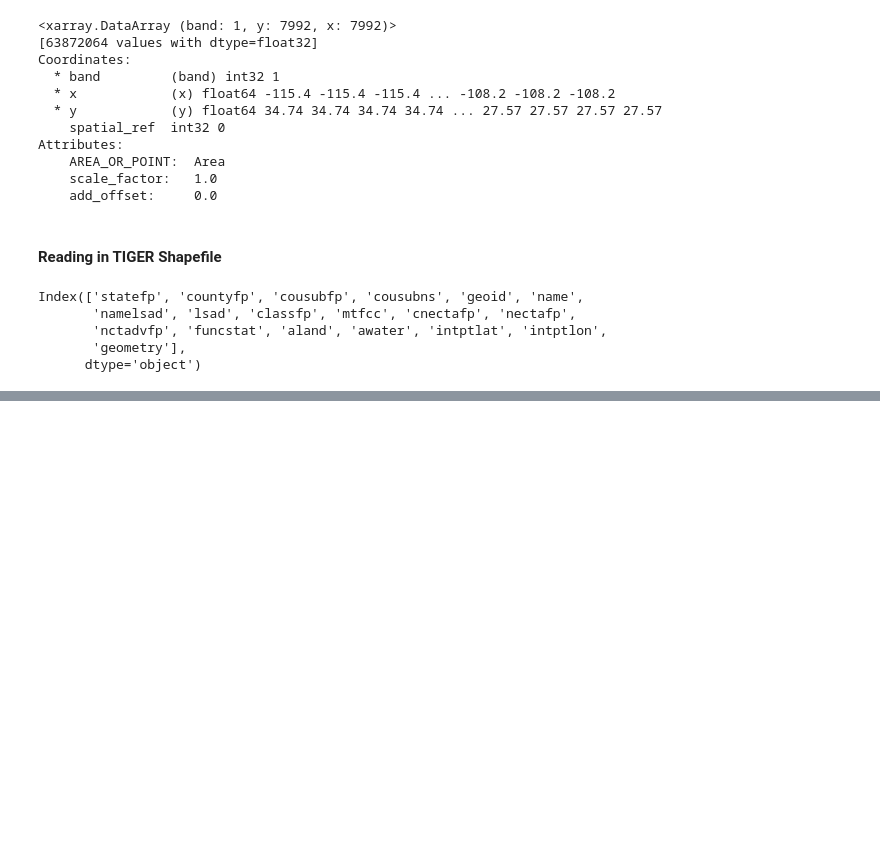
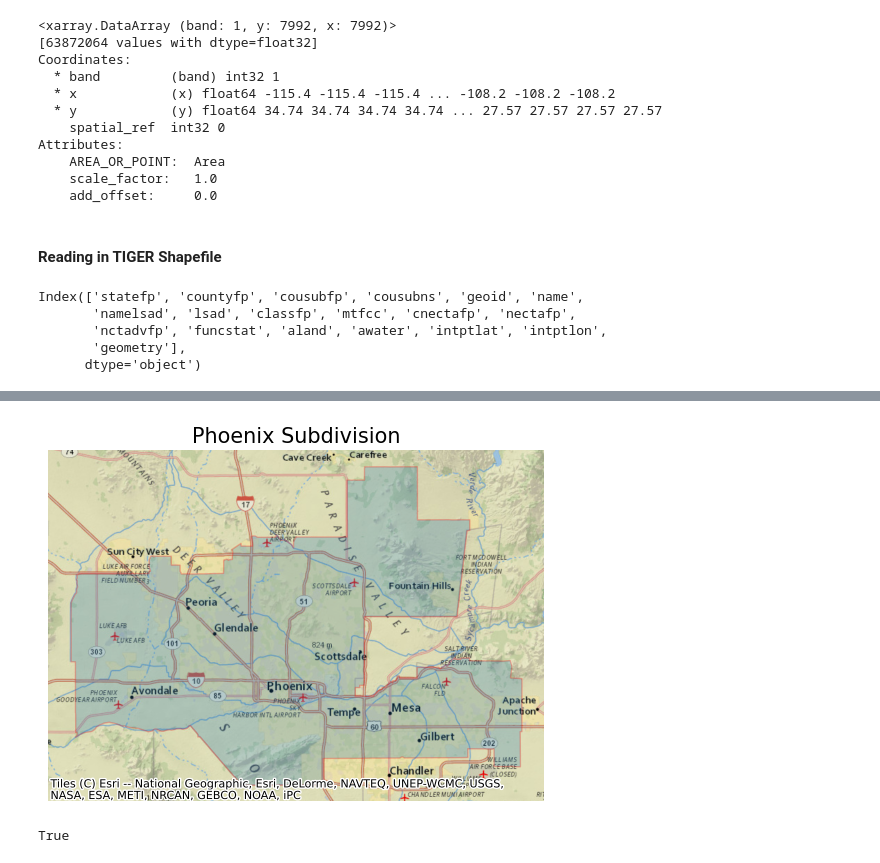
Before and after one commit to mariamkg00/eds-220-bii-phoenix, a Jupyter notebook: biodiversity-phoenix.ipynb, the cells around one changed output, grey strips where cells are left out. Saved outputs shown, nothing was run; the diff lists cells and outputs as text; code cells hidden in the pictures; blank space fills up the shorter version.

```diff
--- a/biodiversity-phoenix.ipynb
+++ b/biodiversity-phoenix.ipynb
@@ -178,0 +193,24 @@ phoenix = arizona[arizona.name == 'Phoenix']
+# %%
+# configuring Phoenix subdivision basemap
+
+fig, ax = plt.subplots()
+
+(phoenix.to_crs(epsg=3857)
+ .plot(ax = ax, figsize = (5,5), alpha = 0.25, edgecolor = 'r')
+ )
+
+# add basemaps
+ctx.add_basemap(ax, source = ctx.providers.Esri.NatGeoWorldMap)
+
+ax.set_title('Phoenix Subdivision', fontdict = {'fontsize': '15'})
+ax.set_axis_off()
+# %% [output]
+[figure, added]
+# %%
+# changing the crs of phoenix to match the rasters
+phoenix = phoenix.to_crs('epsg:4326')
+
+# checking to see if both crs's match
+phoenix.crs == phx_2020.rio.crs
+# %% [output]
+True
```
Also changed, not shown: parts of 11 cells of this notebook.
